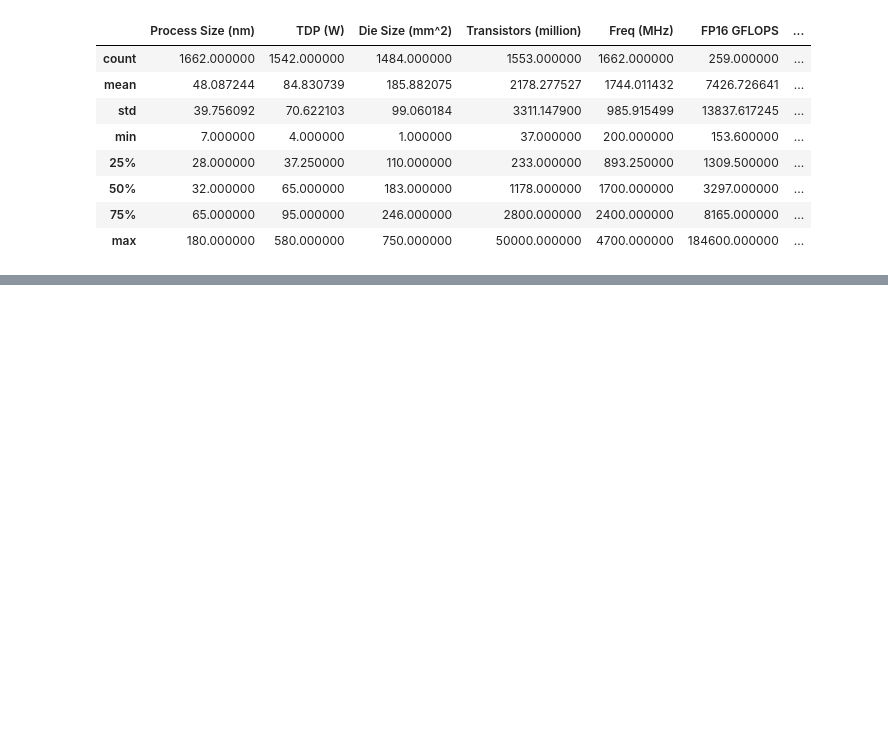
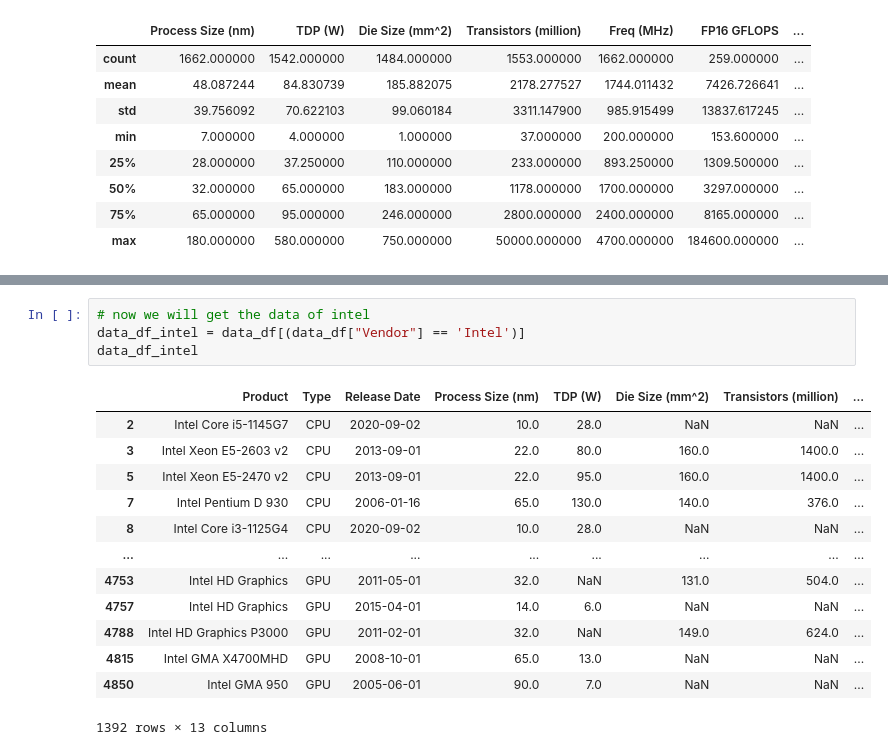
Before and after one commit to Divyesh230902/CPU_Performance, a Jupyter notebook: analysis.ipynb, the cells around one changed output, grey strips where cells are left out. Drawn from its saved outputs; the diff is of its cells as text; blank space fills up the shorter version.

```diff
--- a/analysis.ipynb
+++ b/analysis.ipynb
@@ -144,0 +181,18 @@ data_df_amd_summary
+# %%
+# now we will get the data of intel
+data_df_intel = data_df[(data_df["Vendor"] == 'Intel')]
+data_df_intel
+# %% [output]
+|  | Product | Type | Release Date | Process Size (nm) | TDP (W) | Die Size (mm^2) | Transistors (million) | ... |
+| 2 | Intel Core i5-1145G7 | CPU | 2020-09-02 | 10.0 | 28.0 | NaN | NaN | ... |
+| 3 | Intel Xeon E5-2603 v2 | CPU | 2013-09-01 | 22.0 | 80.0 | 160.0 | 1400.0 | ... |
+| 5 | Intel Xeon E5-2470 v2 | CPU | 2013-09-01 | 22.0 | 95.0 | 160.0 | 1400.0 | ... |
+| 7 | Intel Pentium D 930 | CPU | 2006-01-16 | 65.0 | 130.0 | 140.0 | 376.0 | ... |
+| 8 | Intel Core i3-1125G4 | CPU | 2020-09-02 | 10.0 | 28.0 | NaN | NaN | ... |
+| ... | ... | ... | ... | ... | ... | ... | ... | ... |
+| 4753 | Intel HD Graphics | GPU | 2011-05-01 | 32.0 | NaN | 131.0 | 504.0 | ... |
+| 4757 | Intel HD Graphics | GPU | 2015-04-01 | 14.0 | 6.0 | NaN | NaN | ... |
+| 4788 | Intel HD Graphics P3000 | GPU | 2011-02-01 | 32.0 | NaN | 149.0 | 624.0 | ... |
+| 4815 | Intel GMA X4700MHD | GPU | 2008-10-01 | 65.0 | 13.0 | NaN | NaN | ... |
+| 4850 | Intel GMA 950 | GPU | 2005-06-01 | 90.0 | 7.0 | NaN | NaN | ... |
+1392 rows × 13 columns
```
Also changed, not shown: parts of 12 cells of this notebook, 2 other files.
